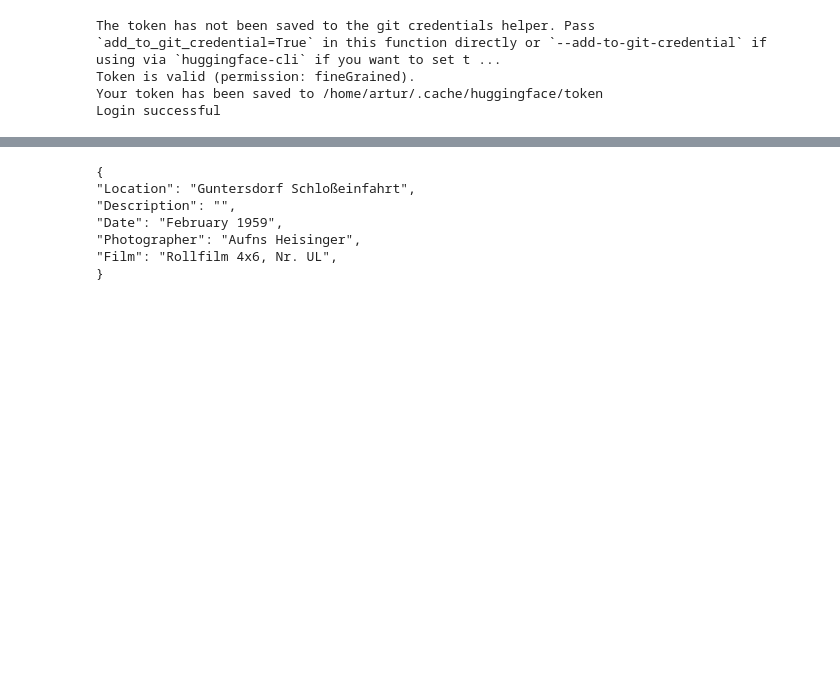
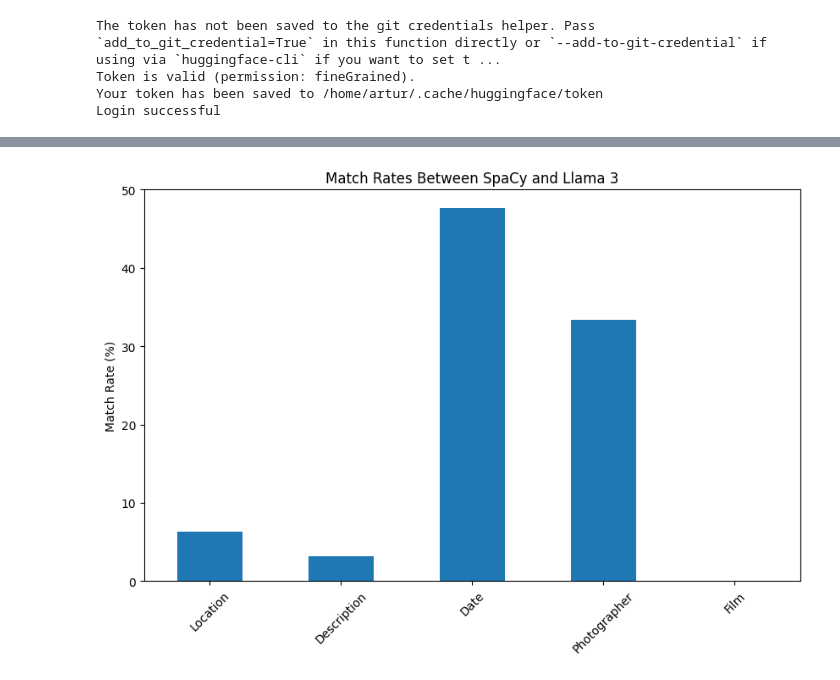
Before and after one commit to Maserezio/document_analysis, a Jupyter notebook: assignment_2/task_c_LLM.ipynb, the cells around one changed output, grey strips where cells are left out. Saved outputs shown, nothing was run; the diff lists cells and outputs as text; code cells hidden in the pictures; blank space fills up the shorter version.

```diff
--- a/assignment_2/task_c_LLM.ipynb
+++ b/assignment_2/task_c_LLM.ipynb
@@ -254,10 +157,42 @@ Rollfilm 4x6,Neg.101/7 + 6
-# %%
-print(follow_up_response)
-# %% [output]
-{
-"Location": "Guntersdorf Schloßeinfahrt",
-"Description": "",
-"Date": "February 1959",
-"Photographer": "Aufns Heisinger",
-"Film": "Rollfilm 4x6, Nr. UL",
-}
+# %%
+import os
+import json
+import pandas as pd
+import matplotlib.pyplot as plt
+
+jsons_folder_spacy = "spacy_output"
+jsons_folder_llama = "llama_output"
+
+comparison_results = []
+
+fields = ["Location", "Description", "Date", "Photographer", "Film"]
+
+for json_file in os.listdir(jsons_folder_spacy):
+    file_path_spacy = os.path.join(jsons_folder_spacy, json_file)
+    file_path_llama = os.path.join(jsons_folder_llama, json_file)
+
+    if os.path.exists(file_path_llama):
+        with open(file_path_spacy, 'r') as file_spacy, open(file_path_llama, 'r') as file_llama:
+            data_spacy = json.load(file_spacy)
+            data_llama = json.load(file_llama)
+
+            comparison = {"file": json_file}
+
+            for field in fields:
+                spacy_value = data_spacy.get(field, None)
+                llama_value = data_llama.get(field, None)
+                comparison[f"{field}_match"] = spacy_value == llama_value
+                comparison[f"{field}_spacy_not_empty"] = spacy_value is not None and spacy_value != ""
+                comparison[f"{field}_llama_not_empty"] = llama_value is not None and llama_value != ""
+
+            comparison_results.append(comparison)
+
+df_comparison = pd.DataFrame(comparison_results)
+
+match_rates = df_comparison[[f"{field}_match" for field in fields]].mean() * 100
+match_rates.plot(kind="bar", figsize=(10, 6), title="Match Rates Between SpaCy and Llama 3")
+plt.ylabel("Match Rate (%)")
+plt.xticks(range(len(fields)), fields, rotation=45)
+plt.show()
+# %% [output]
+[figure, added]
```
Also changed, not shown: parts of 6 cells of this notebook, 2 other files.
